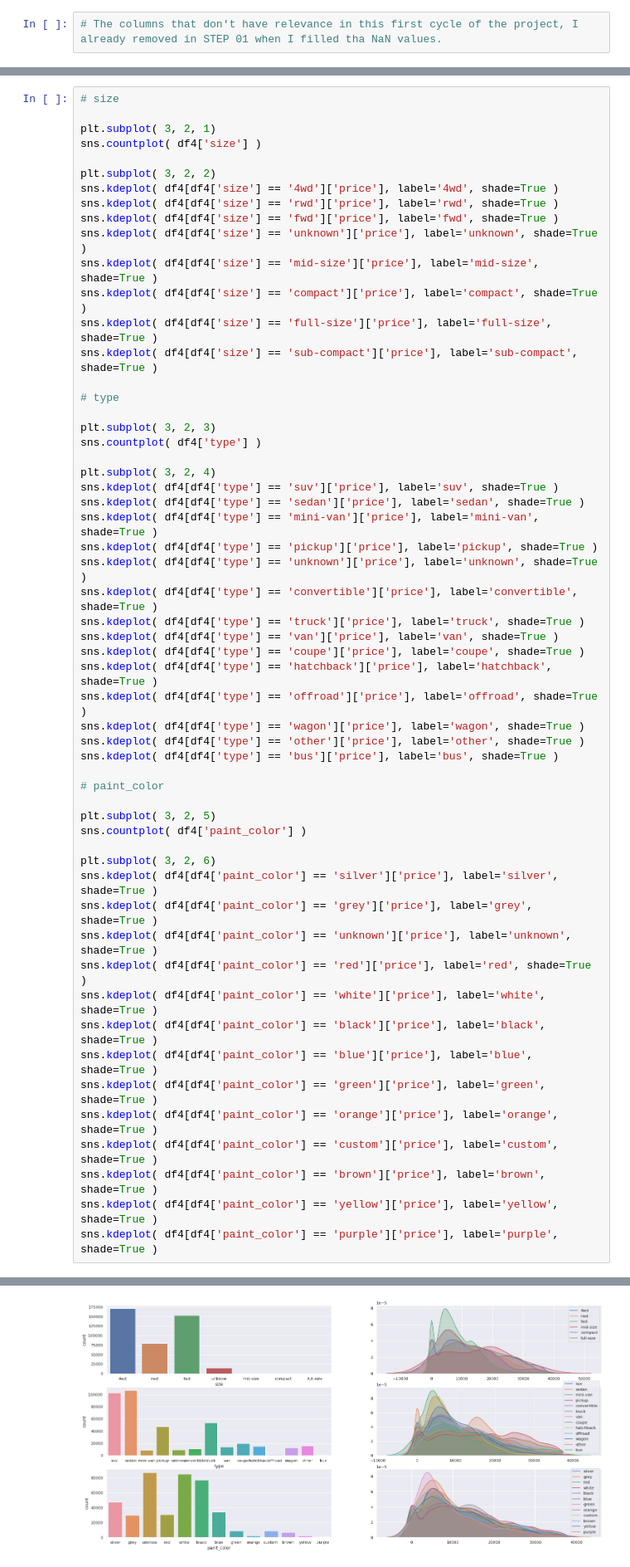
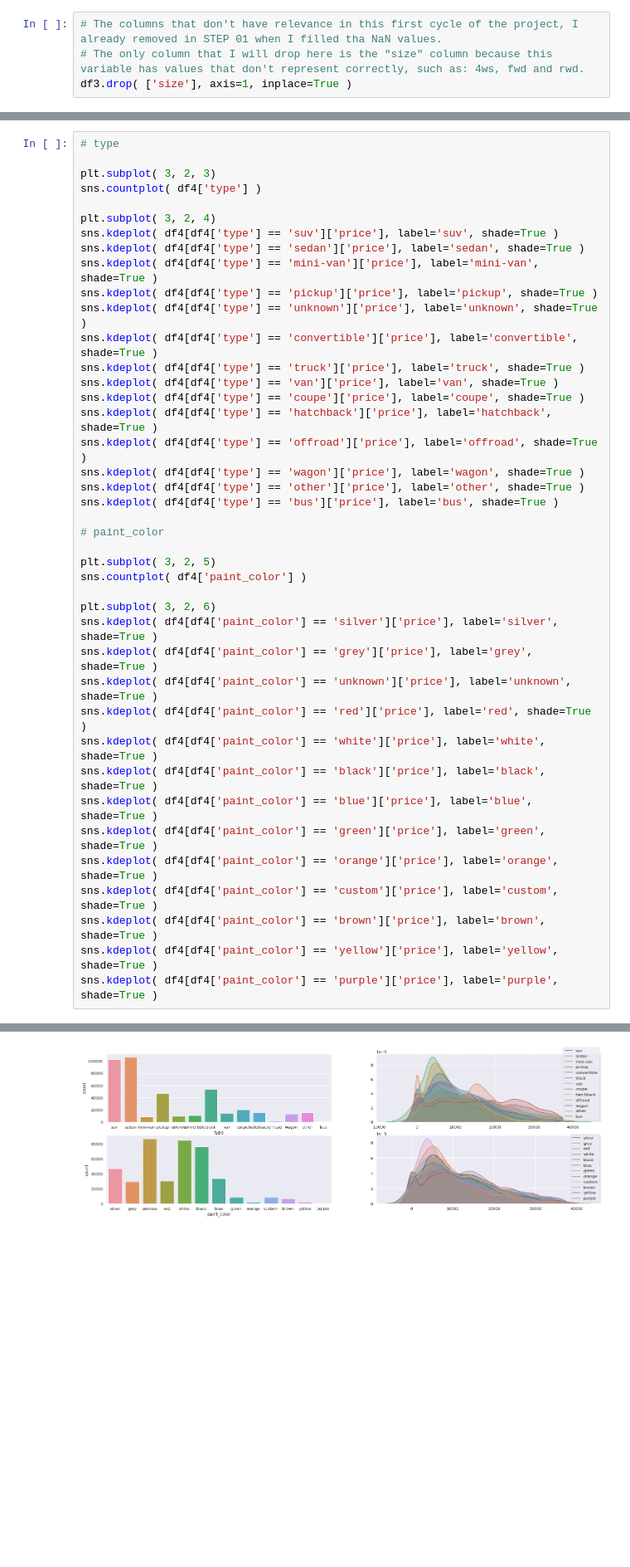
Before and after one commit to panambY/Used_Car_Price, a Jupyter notebook: Used_Car_Price.ipynb, the cells around one changed output, grey strips where cells are left out. Shown at 83% size. Drawn from its saved outputs; the diff is of its cells as text; blank space fills up the shorter version.

```diff
--- a/Used_Car_Price.ipynb
+++ b/Used_Car_Price.ipynb
@@ -799,6 +795,8 @@ df3 = df3[(df3['price']!=0) | (df3['odometer']!=0.0)]
 ## 3.2 Column Selection
 # %%
 # The columns that don't have relevance in this first cycle of the project, I already removed in STEP 01 when I filled tha NaN values.
+# The only column that I will drop here is the "size" column because this variable has values that don't represent correctly, such as: 4ws, fwd and rwd.
+df3.drop( ['size'], axis=1, inplace=True )
 # %% [markdown]
 # 4.0 STEP 04 - EXPLORATORY DATA ANALYSIS
 # %%
@@ -1101,21 +1088,6 @@ sns.kdeplot( df4[df4['drive'] == 'fwd']['price'], label='fwd', shade=True )
 <matplotlib.axes._subplots.AxesSubplot at 0x...>
 [figure]
 # %%
-# size
-
-plt.subplot( 3, 2, 1)
-sns.countplot( df4['size'] )
-
-plt.subplot( 3, 2, 2)
-sns.kdeplot( df4[df4['size'] == '4wd']['price'], label='4wd', shade=True )
-sns.kdeplot( df4[df4['size'] == 'rwd']['price'], label='rwd', shade=True )
-sns.kdeplot( df4[df4['size'] == 'fwd']['price'], label='fwd', shade=True )
-sns.kdeplot( df4[df4['size'] == 'unknown']['price'], label='unknown', shade=True )
-sns.kdeplot( df4[df4['size'] == 'mid-size']['price'], label='mid-size', shade=True )
-sns.kdeplot( df4[df4['size'] == 'compact']['price'], label='compact', shade=True )
-sns.kdeplot( df4[df4['size'] == 'full-size']['price'], label='full-size', shade=True )
-sns.kdeplot( df4[df4['size'] == 'sub-compact']['price'], label='sub-compact', shade=True )
-
 # type
 
 plt.subplot( 3, 2, 3)
@@ -1131,34 +1103,34 @@ sns.kdeplot( df4[df4['type'] == 'convertible']['price'], label='convertible', sh
 sns.kdeplot( df4[df4['type'] == 'truck']['price'], label='truck', shade=True )
 sns.kdeplot( df4[df4['type'] == 'van']['price'], label='van', shade=True )
 sns.kdeplot( df4[df4['type'] == 'coupe']['price'], label='coupe', shade=True )
 sns.kdeplot( df4[df4['type'] == 'hatchback']['price'], label='hatchback', shade=True )
 sns.kdeplot( df4[df4['type'] == 'offroad']['price'], label='offroad', shade=True )
 sns.kdeplot( df4[df4['type'] == 'wagon']['price'], label='wagon', shade=True )
 sns.kdeplot( df4[df4['type'] == 'other']['price'], label='other', shade=True )
 sns.kdeplot( df4[df4['type'] == 'bus']['price'], label='bus', shade=True )
 
 # paint_color
 
 plt.subplot( 3, 2, 5)
 sns.countplot( df4['paint_color'] )
 
 plt.subplot( 3, 2, 6)
 sns.kdeplot( df4[df4['paint_color'] == 'silver']['price'], label='silver', shade=True )
 sns.kdeplot( df4[df4['paint_color'] == 'grey']['price'], label='grey', shade=True )
 sns.kdeplot( df4[df4['paint_color'] == 'unknown']['price'], label='unknown', shade=True )
 sns.kdeplot( df4[df4['paint_color'] == 'red']['price'], label='red', shade=True )
 sns.kdeplot( df4[df4['paint_color'] == 'white']['price'], label='white', shade=True )
 sns.kdeplot( df4[df4['paint_color'] == 'black']['price'], label='black', shade=True )
 sns.kdeplot( df4[df4['paint_color'] == 'blue']['price'], label='blue', shade=True )
 sns.kdeplot( df4[df4['paint_color'] == 'green']['price'], label='green', shade=True )
 sns.kdeplot( df4[df4['paint_color'] == 'orange']['price'], label='orange', shade=True )
 sns.kdeplot( df4[df4['paint_color'] == 'custom']['price'], label='custom', shade=True )
 sns.kdeplot( df4[df4['paint_color'] == 'brown']['price'], label='brown', shade=True )
 sns.kdeplot( df4[df4['paint_color'] == 'yellow']['price'], label='yellow', shade=True )
 sns.kdeplot( df4[df4['paint_color'] == 'purple']['price'], label='purple', shade=True )
 # %% [output]
 <matplotlib.axes._subplots.AxesSubplot at 0x...>
-[figure, old version]
+[figure, new version]
 # %% [markdown]
 ## 4.2 Bivariate Analysis
 # %% [markdown]
```
Also changed, not shown: parts of 24 cells of this notebook.
